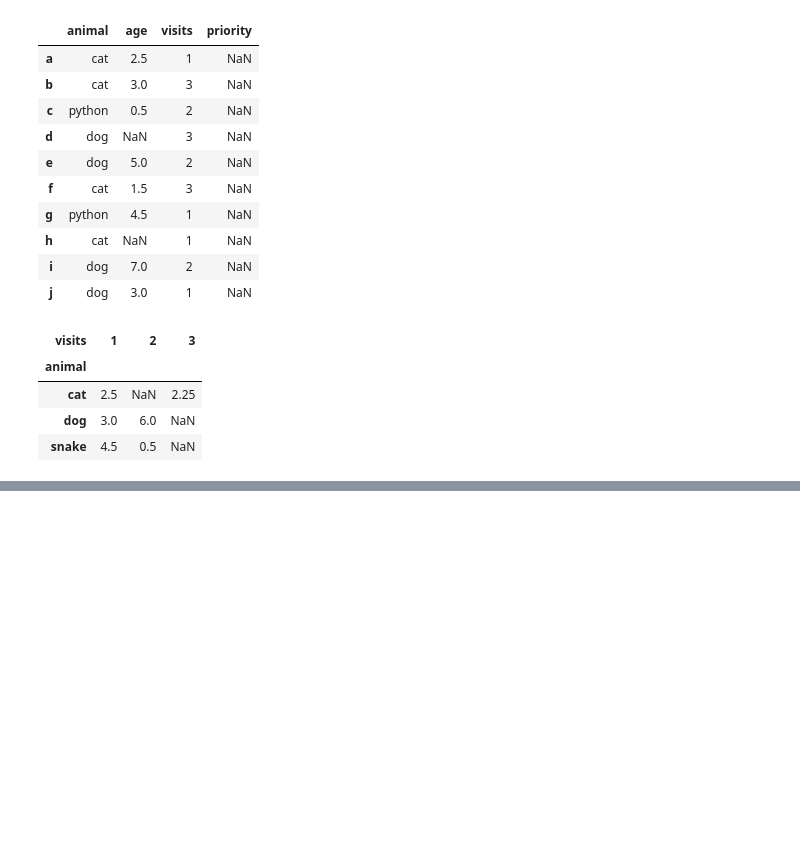
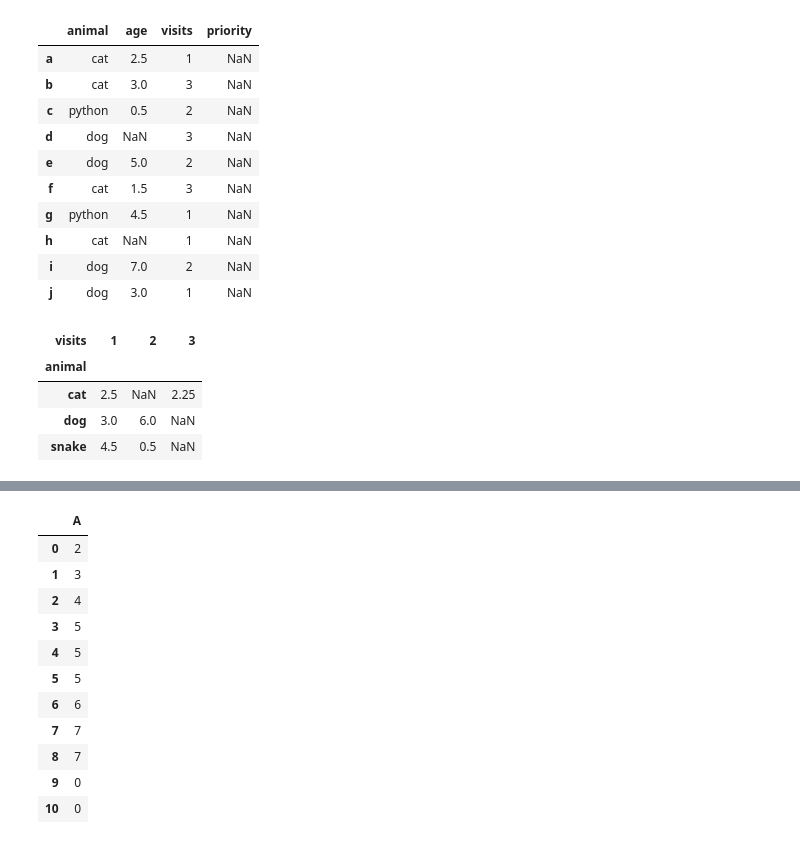
Before and after one commit to ankit-chuahan/Python-Practice-Questions, a Jupyter notebook: Practice_python_codes.ipynb, the cells around one changed output, grey strips where cells are left out. Cells and saved outputs as stored; diff of their text form; code cells hidden in the pictures; blank space fills up the shorter version.

```diff
--- a/Practice_python_codes.ipynb
+++ b/Practice_python_codes.ipynb
@@ -2513,0 +2542,15 @@ df.pivot_table(index='animal', columns='visits', values='age', aggfunc='mean')
+# %%
+df.shift(-2,fill_value=0)
+# %% [output]
+|  | A |
+| 0 | 2 |
+| 1 | 3 |
+| 2 | 4 |
+| 3 | 5 |
+| 4 | 5 |
+| 5 | 5 |
+| 6 | 6 |
+| 7 | 7 |
+| 8 | 7 |
+| 9 | 0 |
+| 10 | 0 |
```
Also changed, not shown: parts of 4 cells of this notebook.
